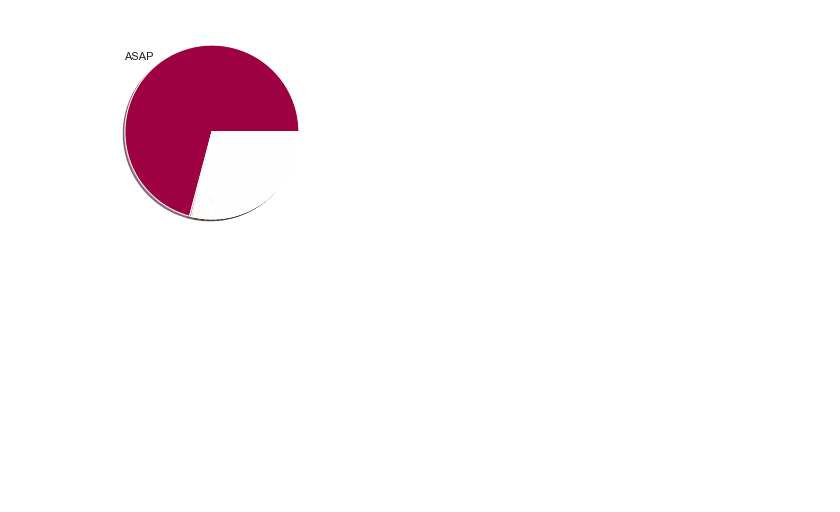
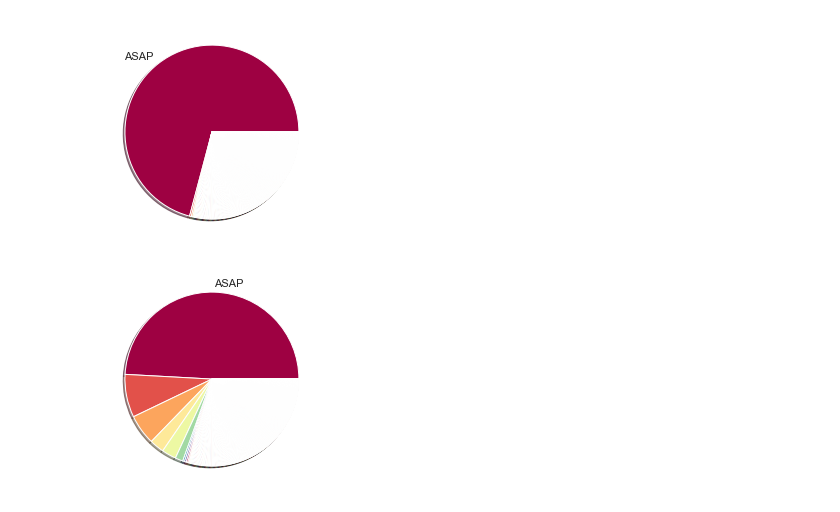
Before and after one commit to ahmed-gharib89/data-wrangling, a Jupyter notebook: data-wrangling-template.ipynb, the cells around one changed output. Cells and saved outputs as stored; diff of their text form; code cells hidden in the pictures; blank space fills up the shorter version.

Commit message:
Create pie chart for ASAP start dates with the data before cleaning

```diff
--- a/data-wrangling-template.ipynb
+++ b/data-wrangling-template.ipynb
@@ -217,2 +219,14 @@ plt.pie(start_dates, labels=labels, shadow=True, colors=colors);
 # %% [output]
 [figure]
+# %%
+sns.set_style('dark')
+labels = np.full(len(df.StartDate.value_counts()), '', dtype='object')
+labels[0] = 'ASAP'
+start_dates = df.StartDate.value_counts()
+cmap = plt.get_cmap('Spectral')
+colors = [cmap(i) for i in np.linspace(0, 1, 8)]
+plt.pie(start_dates, labels=labels, shadow=True, colors=colors)
+plt.savefig('before_pie.png')
+plt.show()
+# %% [output]
+[figure, added]
```
Also changed, not shown: parts of 1 cell of this notebook, 1 other file.
